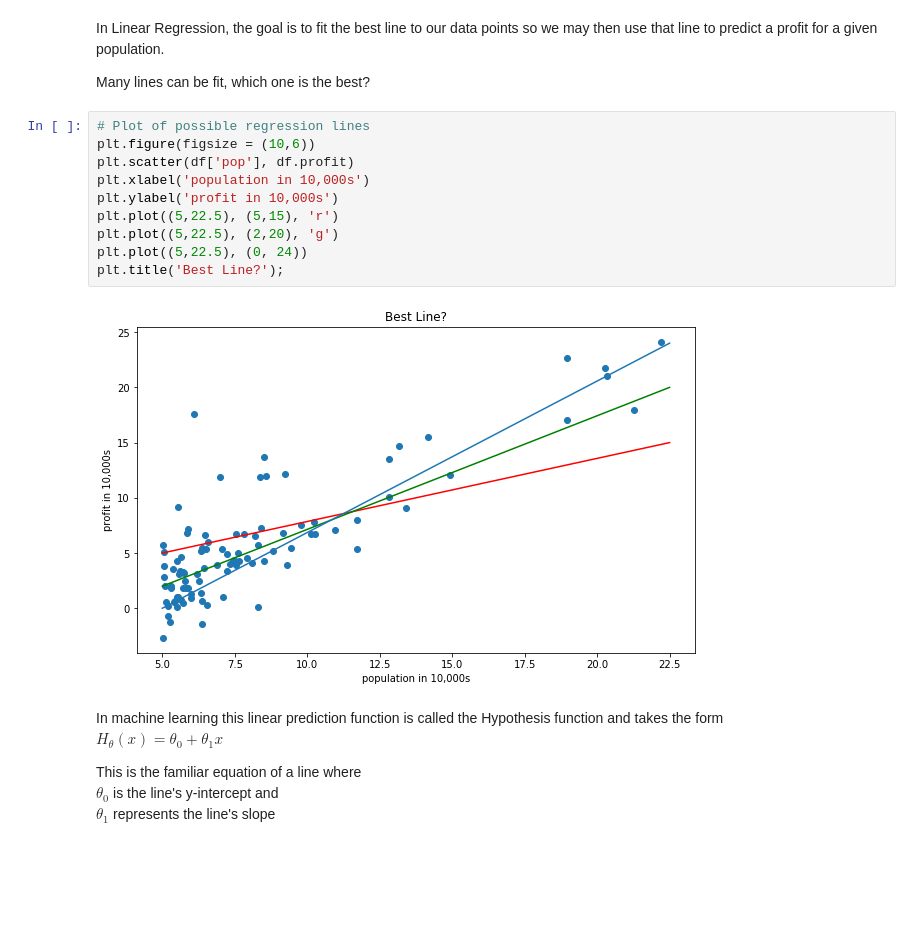
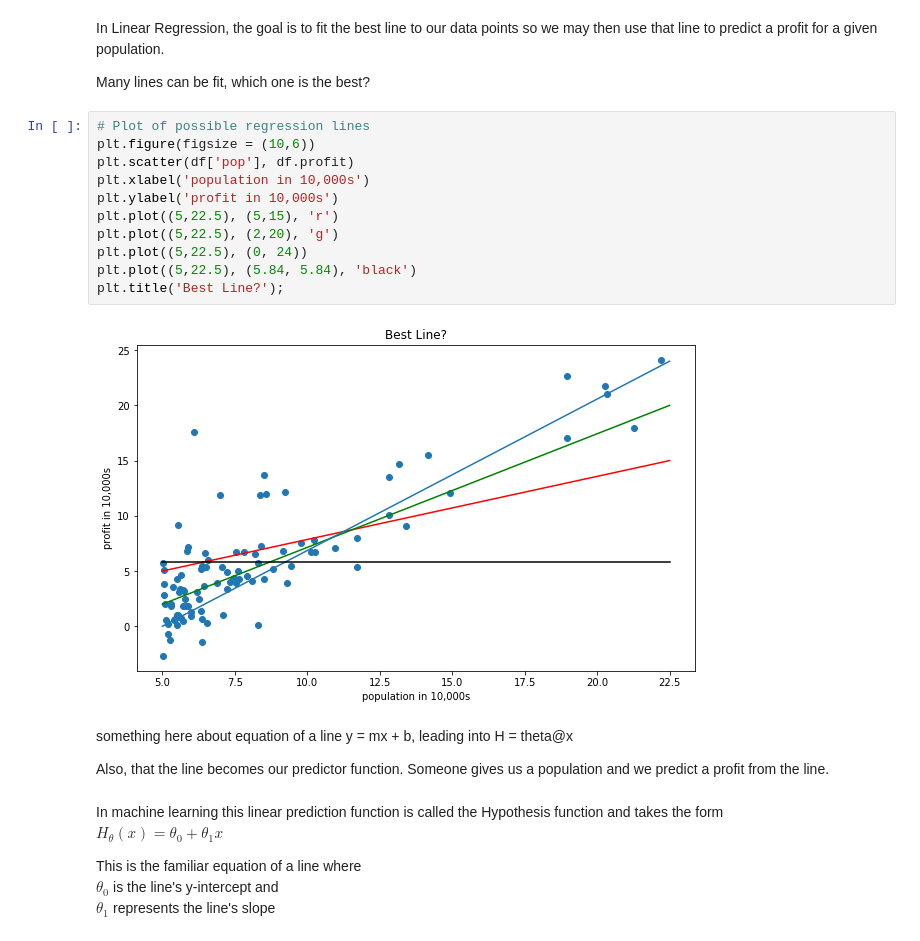
Before and after one commit to cvanderbush/ml, a Jupyter notebook: ex1/Exercise 1 - univariate linear regression - Python.ipynb, the cells around one changed output. Drawn from its saved outputs; the diff is of its cells as text; blank space fills up the shorter version.

```diff
--- a/ex1/Exercise 1 - univariate linear regression - Python.ipynb
+++ b/ex1/Exercise 1 - univariate linear regression - Python.ipynb
@@ -87,15 +152,20 @@ Many lines can be fit, which one is the best?
 # %%
 # Plot of possible regression lines
 plt.figure(figsize = (10,6))
 plt.scatter(df['pop'], df.profit)
 plt.xlabel('population in 10,000s')
 plt.ylabel('profit in 10,000s')
 plt.plot((5,22.5), (5,15), 'r')
 plt.plot((5,22.5), (2,20), 'g')
 plt.plot((5,22.5), (0, 24))
+plt.plot((5,22.5), (5.84, 5.84), 'black')
 plt.title('Best Line?');
 # %% [output]
-[figure, old version]
+[figure, new version]
+# %% [markdown]
+something here about equation of a line y = mx + b, leading into H = theta@x
+
+Also, that the line becomes our predictor function.  Someone gives us a population and we predict a profit from the line.
 # %% [markdown]
 In machine learning this linear prediction function is called the Hypothesis function and takes the form
 $H_\theta(x) = \theta_0 + \theta_1 x$
```
Also changed, not shown: parts of 30 cells of this notebook.
